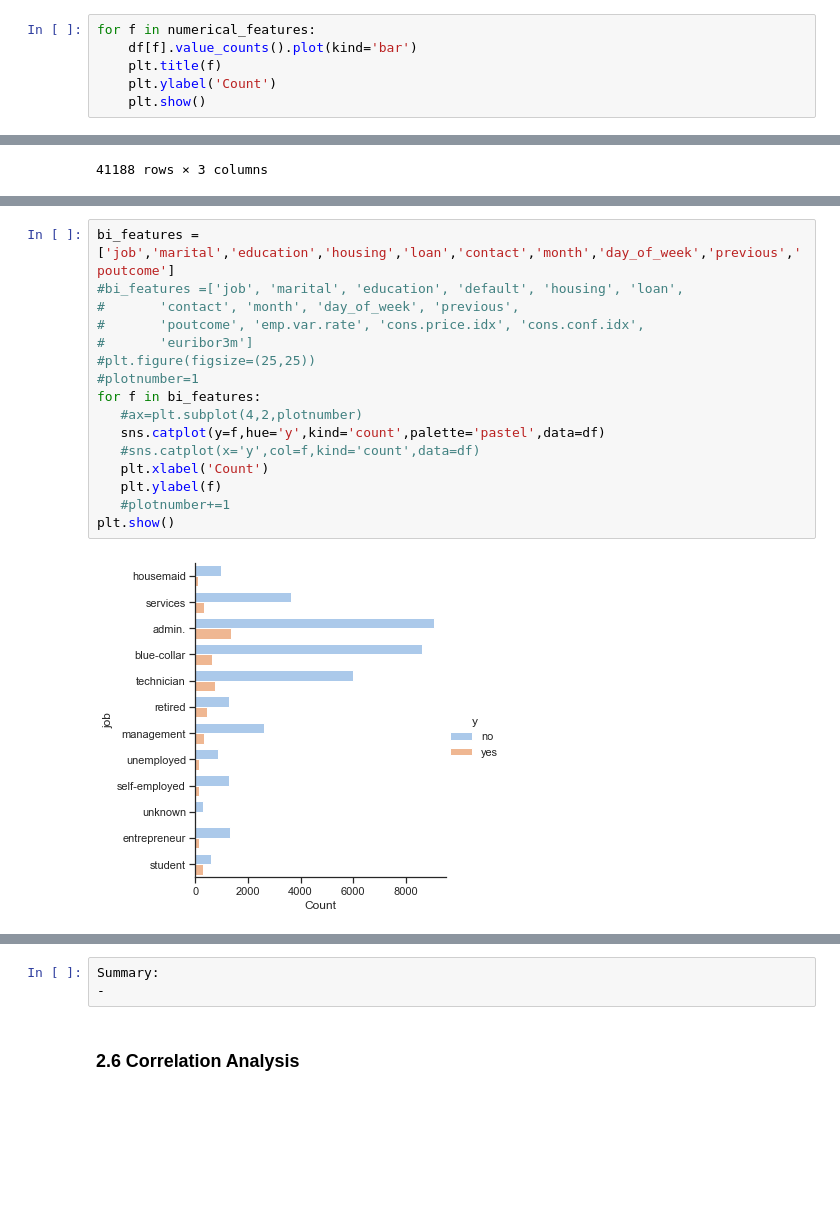
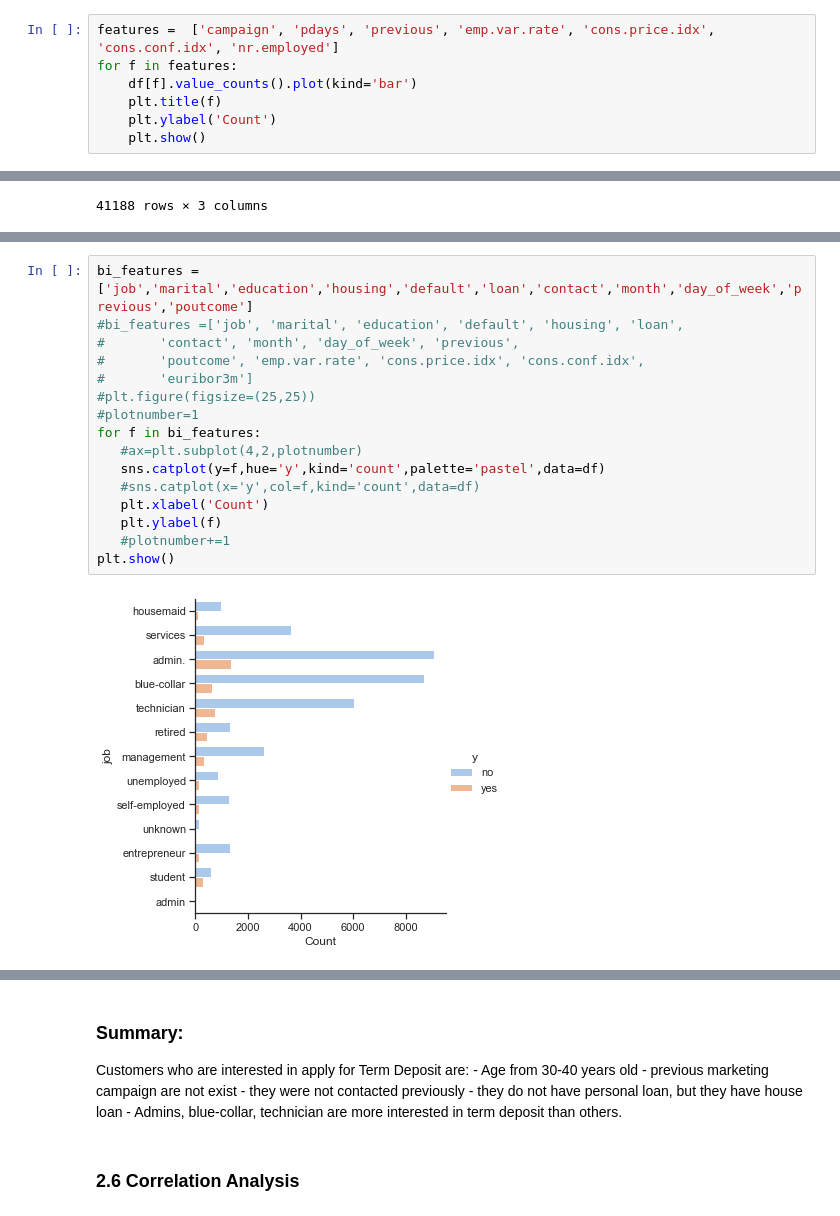
Before and after one commit to khanhly4682/Springboard_MachineLearning, a Jupyter notebook: QuickenLoan/QuickenLoan-checkpoint.ipynb, the cells around one changed output, grey strips where cells are left out. Cells and saved outputs as stored; diff of their text form; blank space fills up the shorter version.

```diff
--- a/QuickenLoan/QuickenLoan-checkpoint.ipynb
+++ b/QuickenLoan/QuickenLoan-checkpoint.ipynb
@@ -286,7 +324,8 @@ plt.show()
 # %% [output]
 [figure]
 # %%
-for f in numerical_features:
+features =  ['campaign', 'pdays', 'previous', 'emp.var.rate', 'cons.price.idx', 'cons.conf.idx', 'nr.employed']
+for f in features:
     df[f].value_counts().plot(kind='bar')
     plt.title(f)
     plt.ylabel('Count')
@@ -343,19 +381,19 @@ plt.show()
 # %%
-bi_features = ['job','marital','education','housing','loan','contact','month','day_of_week','previous','poutcome']
+bi_features = ['job','marital','education','housing','default','loan','contact','month','day_of_week','previous','poutcome']
 #bi_features =['job', 'marital', 'education', 'default', 'housing', 'loan',
 #       'contact', 'month', 'day_of_week', 'previous',
 #       'poutcome', 'emp.var.rate', 'cons.price.idx', 'cons.conf.idx',
 #       'euribor3m']
 #plt.figure(figsize=(25,25))
 #plotnumber=1
 for f in bi_features:
    #ax=plt.subplot(4,2,plotnumber)
    sns.catplot(y=f,hue='y',kind='count',palette='pastel',data=df)
    #sns.catplot(x='y',col=f,kind='count',data=df)
    plt.xlabel('Count')
    plt.ylabel(f)
    #plotnumber+=1
 plt.show()
 # %% [output]
-[figure, old version]
+[figure, new version]
 [figure]
@@ -370,6 +409,11 @@ plt.show()
-# %%
-Summary:
--
+# %% [markdown]
+### Summary:
+Customers who are interested in apply for Term Deposit are:
+    - Age from 30-40 years old
+    - previous marketing campaign are not exist
+    - they were not contacted previously
+    - they do not have personal loan, but they have house loan
+    - Admins, blue-collar, technician are more interested in term deposit than others.
 # %% [markdown]
 ### 2.6 Correlation Analysis
 # %%
```
Also changed, not shown: parts of 60 cells of this notebook.
